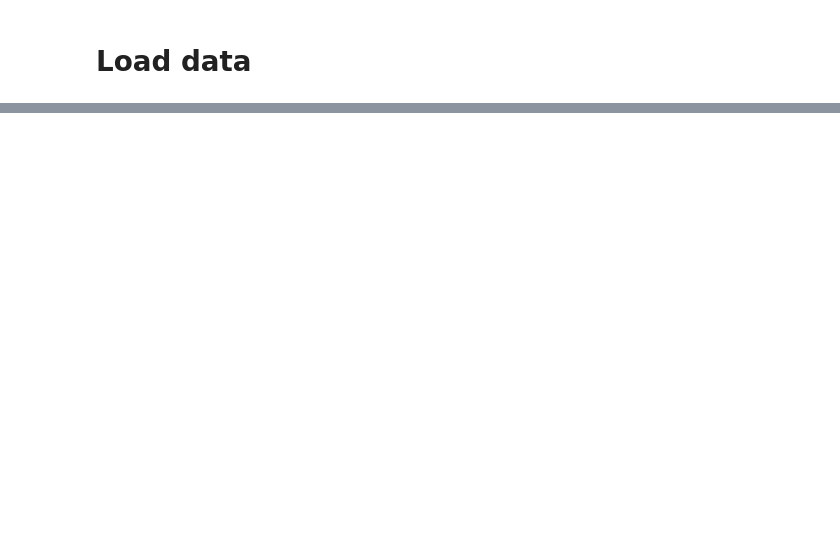
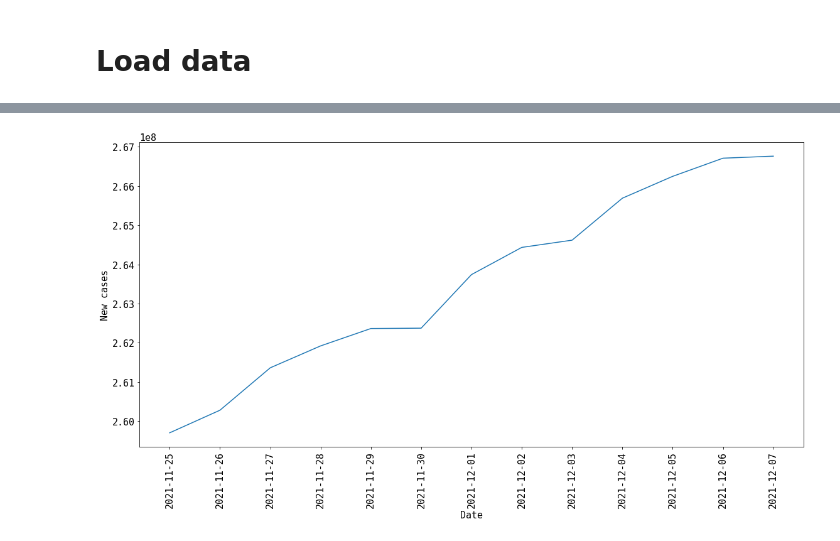
Before and after one commit to ndkhoa0704/Worldometers-explorer, a Jupyter notebook: explore.ipynb, the cells around one changed output, grey strips where cells are left out. Saved outputs shown, nothing was run; the diff lists cells and outputs as text; code cells hidden in the pictures; blank space fills up the shorter version.

```diff
--- a/explore.ipynb
+++ b/explore.ipynb
@@ -58,0 +56,10 @@ Text(0, 0.5, 'NewCases')
+# %%
+NewDeaths = [np.sum(dfs[d]["TotalCases"]) for d in dates]
+plt.xticks(rotation='90')
+plt.plot(dates,NewDeaths)
+plt.xlabel("Date")
+plt.ylabel("New cases")
+plt.tight_layout()
+plt.savefig("figures/NewDeaths.png")
+# %% [output]
+[figure, added]
```
Also changed, not shown: parts of 11 cells of this notebook, 10 other files.
